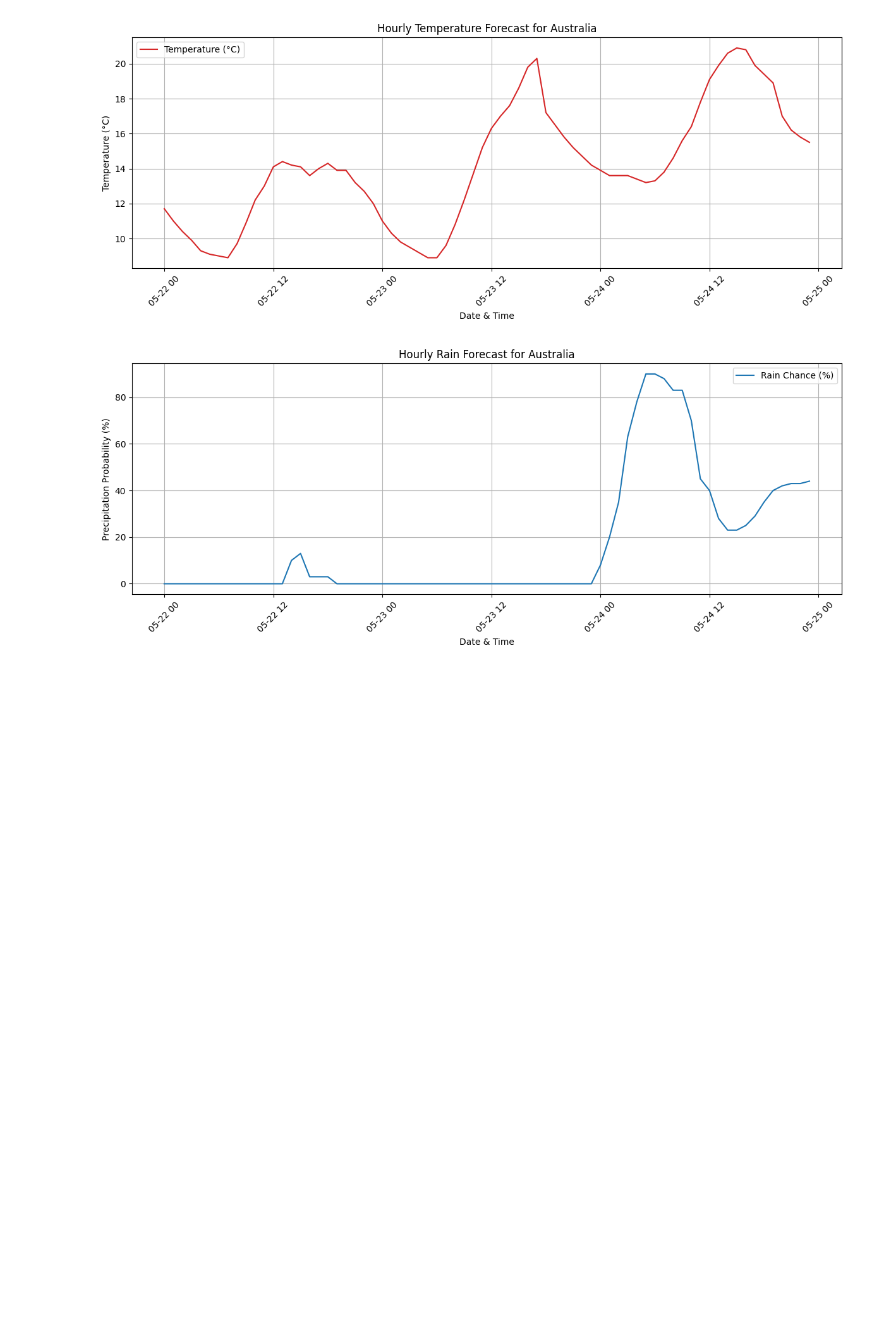
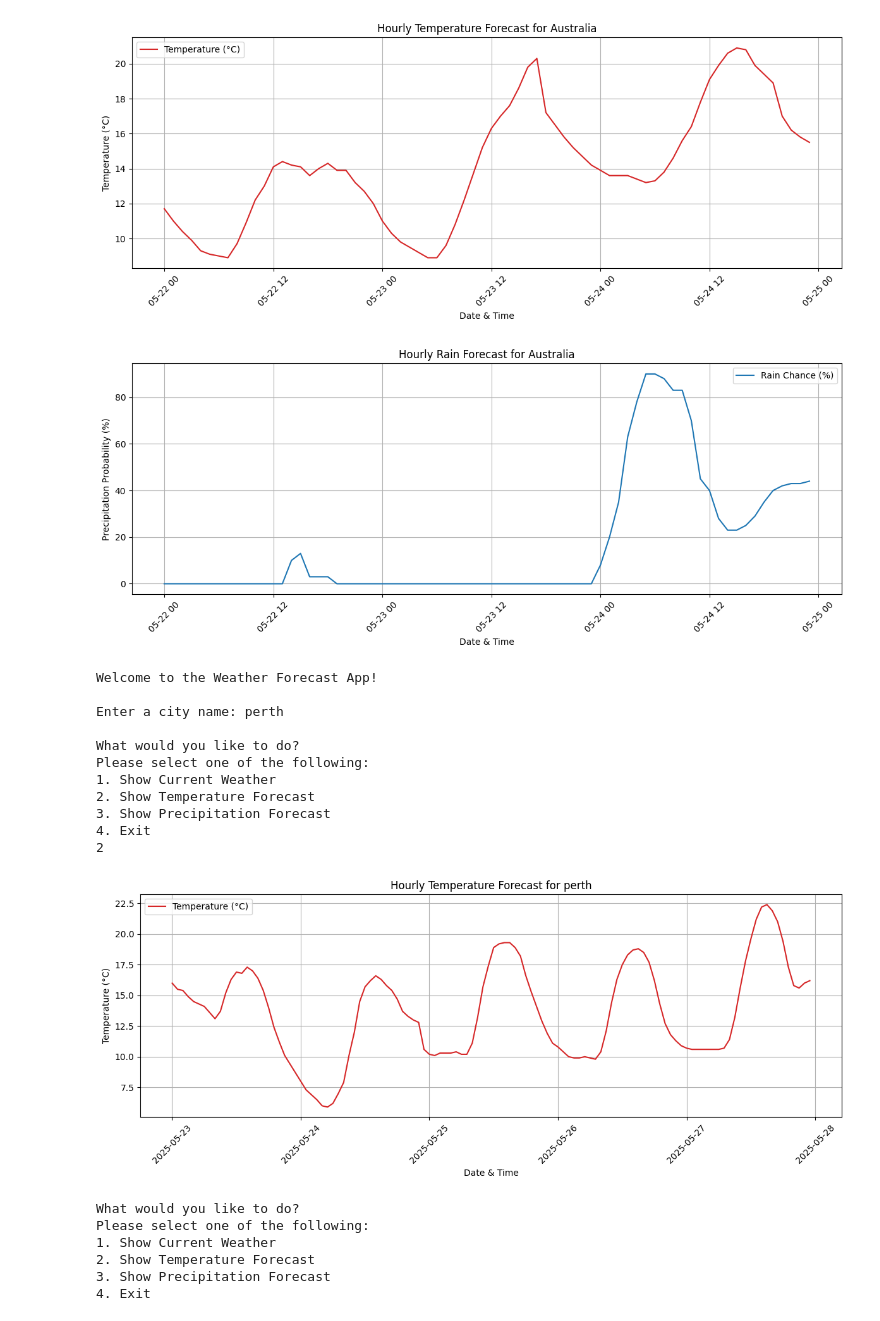
Before and after one commit to tawanamutasa/Weather-wise-Tawana-mutasa-, a Jupyter notebook: Weatherwise_Tawana.ipynb, the cells around one changed output. Drawn from its saved outputs; the diff is of its cells as text; code cells hidden in the pictures; blank space fills up the shorter version.

Commit message:
added menu

```diff
--- a/Weatherwise_Tawana.ipynb
+++ b/Weatherwise_Tawana.ipynb
@@ -164,3 +165,66 @@ Enter a city: Australia
 Coordinates for Australia: -24.78, 134.75
 [figure]
 [figure]
+# %%
+def console_ui():
+    print("Welcome to the Weather Forecast App!\n")
+
+    # Ask for city
+    city = pyip.inputStr(prompt="Enter a city name: ")
+
+    # Retrieve weather data for city (5-day forecast default)
+    try:
+        weather_data = get_weather_data(city, forecast_days=5)
+    except Exception as e:
+        print(f"Error fetching weather data: {e}")
+        return
+
+    while True:
+        print("\nWhat would you like to do?")
+        choice = pyip.inputMenu(
+            ['Show Current Weather',
+             'Show Temperature Forecast',
+             'Show Precipitation Forecast',
+             'Exit'],
+            numbered=True
+        )
+
+        if choice == 'Show Current Weather':
+            # Assuming weather_data has 'current' key with relevant info
+            current = weather_data.get('current', {})
+            print(f"\nCurrent weather in {city}:")
+            for k, v in current.items():
+                print(f"  {k}: {v}")
+
+        elif choice == 'Show Temperature Forecast':
+            create_temperature_visualisation(weather_data, output_type='display', city=city)
+
+        elif choice == 'Show Precipitation Forecast':
+            create_precipitation_visualisation(weather_data, output_type='display', city=city)
+
+        elif choice == 'Exit':
+            print("Goodbye!")
+            break
+
+# To run the menu
+if __name__ == "__main__":
+    console_ui()
+# %% [output]
+Welcome to the Weather Forecast App!
+
+Enter a city name: perth
+
+What would you like to do?
+Please select one of the following:
+1. Show Current Weather
+2. Show Temperature Forecast
+3. Show Precipitation Forecast
+4. Exit
+2
+[figure, added]
+What would you like to do?
+Please select one of the following:
+1. Show Current Weather
+2. Show Temperature Forecast
+3. Show Precipitation Forecast
+4. Exit
```
Also changed, not shown: parts of 1 cell of this notebook.
